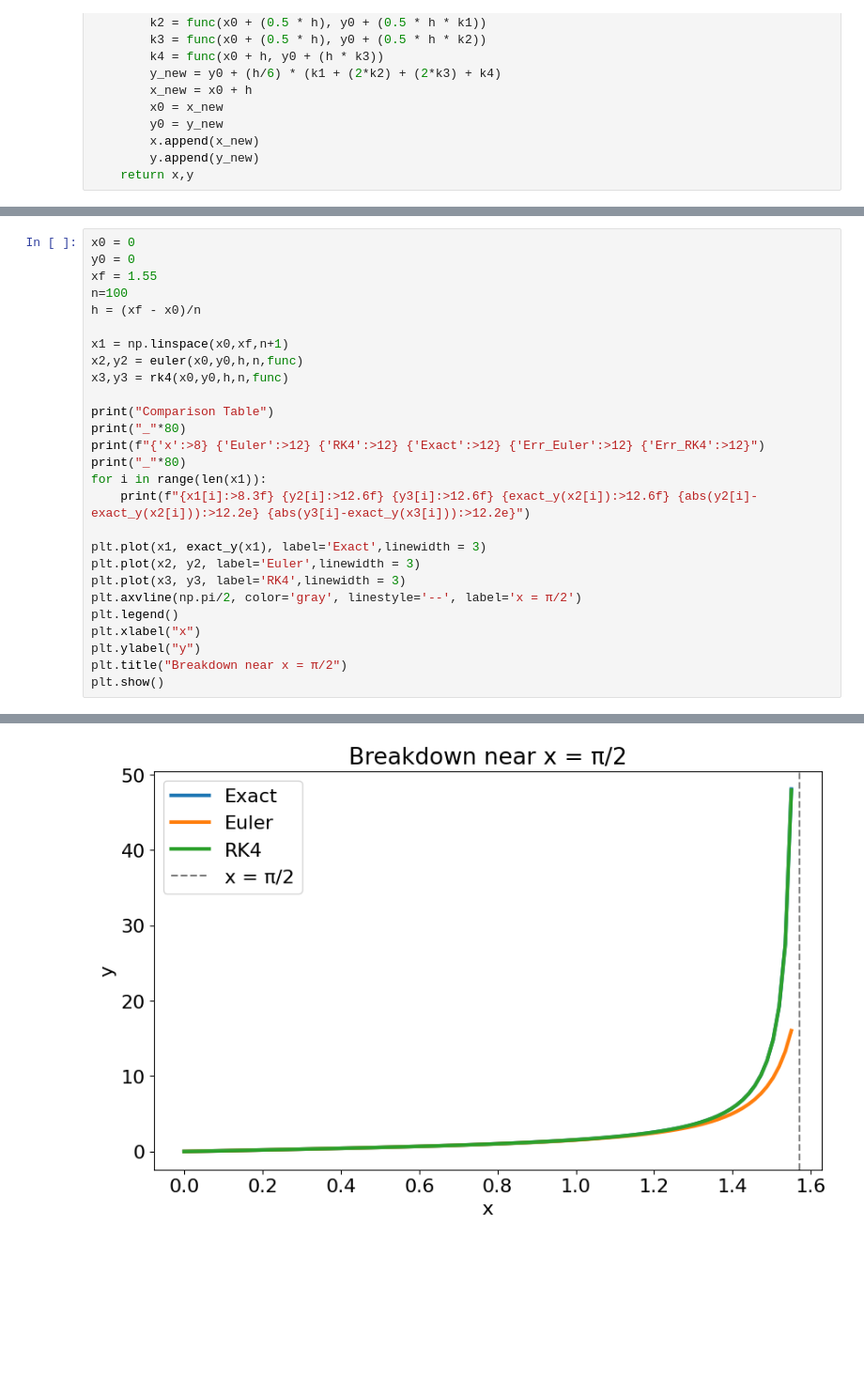
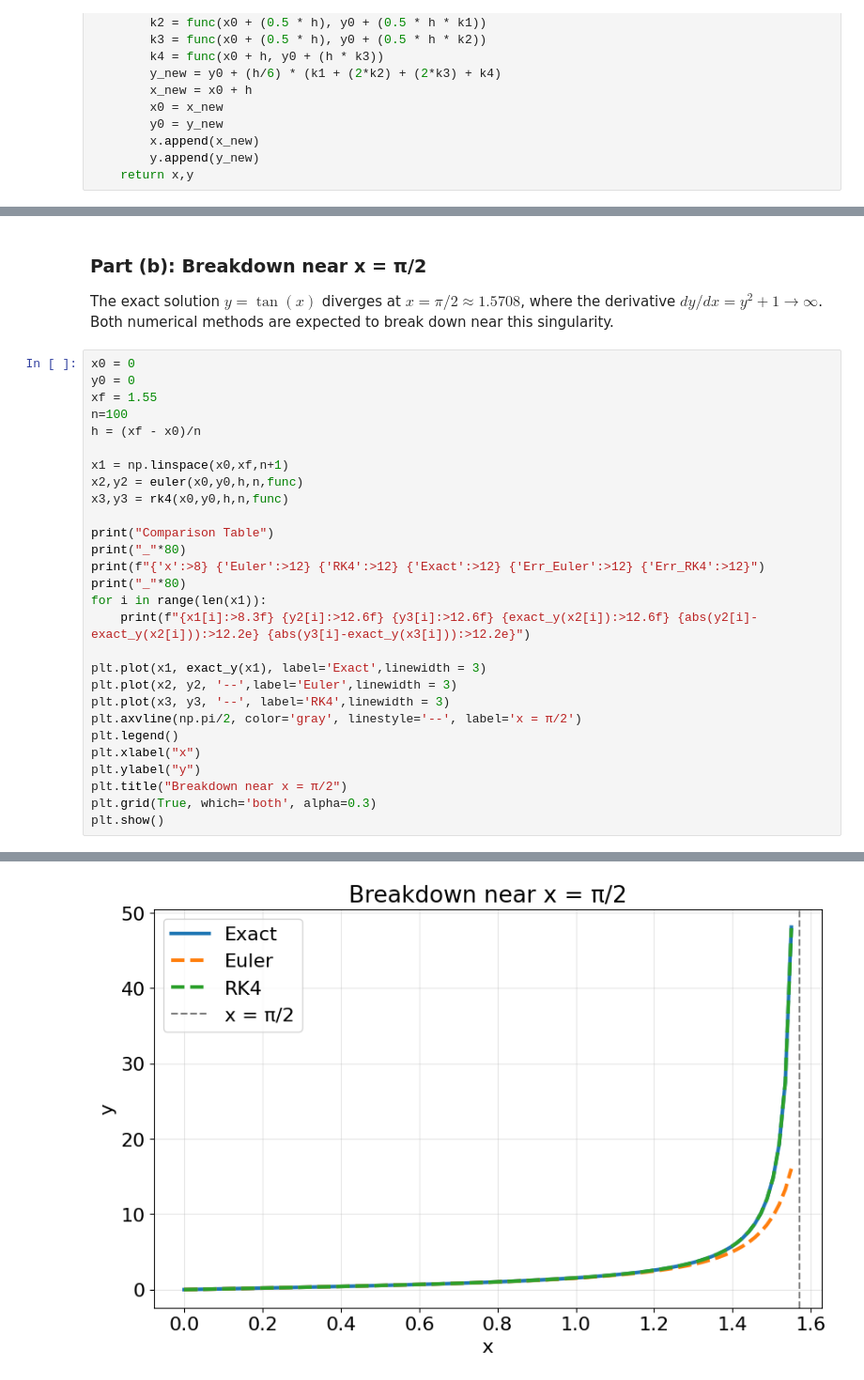
Before and after one commit to Aradhikaaa/Numerical-Integration, a Jupyter notebook: hw3.ipynb, the cells around one changed output, grey strips where cells are left out. Shown at 94% size. Drawn from its saved outputs; the diff is of its cells as text; blank space fills up the shorter version.

```diff
--- a/hw3.ipynb
+++ b/hw3.ipynb
@@ -89,6 +105,12 @@ ________________________________________________________________________________
    0.900     1.161488     1.260159     1.260158     9.87e-02     5.65e-07
    1.000     1.396394     1.557406     1.557408     1.61e-01     1.28e-06
 [figure]
+# %% [markdown]
+### Part (b): Breakdown near x = π/2
+
+The exact solution $y = \tan(x)$ diverges at $x = \pi/2 \approx 1.5708$,
+where the derivative $dy/dx = y^2 + 1 \to \infty$. Both numerical methods
+are expected to break down near this singularity.
 # %%
 x0 = 0
 y0 = 0
@@ -105,33 +127,34 @@ print("_"*80)
 print(f"{'x':>8} {'Euler':>12} {'RK4':>12} {'Exact':>12} {'Err_Euler':>12} {'Err_RK4':>12}")
 print("_"*80)
 for i in range(len(x1)):
     print(f"{x1[i]:>8.3f} {y2[i]:>12.6f} {y3[i]:>12.6f} {exact_y(x2[i]):>12.6f} {abs(y2[i]-exact_y(x2[i])):>12.2e} {abs(y3[i]-exact_y(x3[i])):>12.2e}")
 
 plt.plot(x1, exact_y(x1), label='Exact',linewidth = 3)
-plt.plot(x2, y2, label='Euler',linewidth = 3)
-plt.plot(x3, y3, label='RK4',linewidth = 3)
+plt.plot(x2, y2, '--',label='Euler',linewidth = 3)
+plt.plot(x3, y3, '--', label='RK4',linewidth = 3)
 plt.axvline(np.pi/2, color='gray', linestyle='--', label='x = π/2')
 plt.legend()
 plt.xlabel("x")
 plt.ylabel("y")
 plt.title("Breakdown near x = π/2")
+plt.grid(True, which='both', alpha=0.3)
 plt.show()
 # %% [output]
 Comparison Table
 ________________________________________________________________________________
        x        Euler          RK4        Exact    Err_Euler      Err_RK4
 ________________________________________________________________________________
    0.000     0.000000     0.000000     0.000000     0.00e+00     0.00e+00
    0.015     0.015500     0.015501     0.015501     1.24e-06     7.45e-12
    0.031     0.031004     0.031010     0.031010     6.21e-06     1.49e-11
    0.046     0.046519     0.046534     0.046534     1.49e-05     2.23e-11
    0.062     0.062052     0.062080     0.062080     2.74e-05     2.96e-11
    0.077     0.077612     0.077656     0.077656     4.37e-05     3.68e-11
    0.093     0.093205     0.093269     0.093269     6.38e-05     4.39e-11
    0.108     0.108840     0.108928     0.108928     8.79e-05     5.09e-11
 ... (89 lines left out)
    1.504     9.791066    14.836688    14.837213     5.05e+00     5.26e-04
    1.519    11.292473    19.287221    19.289120     8.00e+00     1.90e-03
    1.534    13.284532    27.528459    27.538897     1.43e+01     1.04e-02
    1.550    16.035454    47.946750    48.078482     3.20e+01     1.32e-01
-[figure, old version]
+[figure, new version]
```
Also changed, not shown: parts of 11 cells of this notebook.
